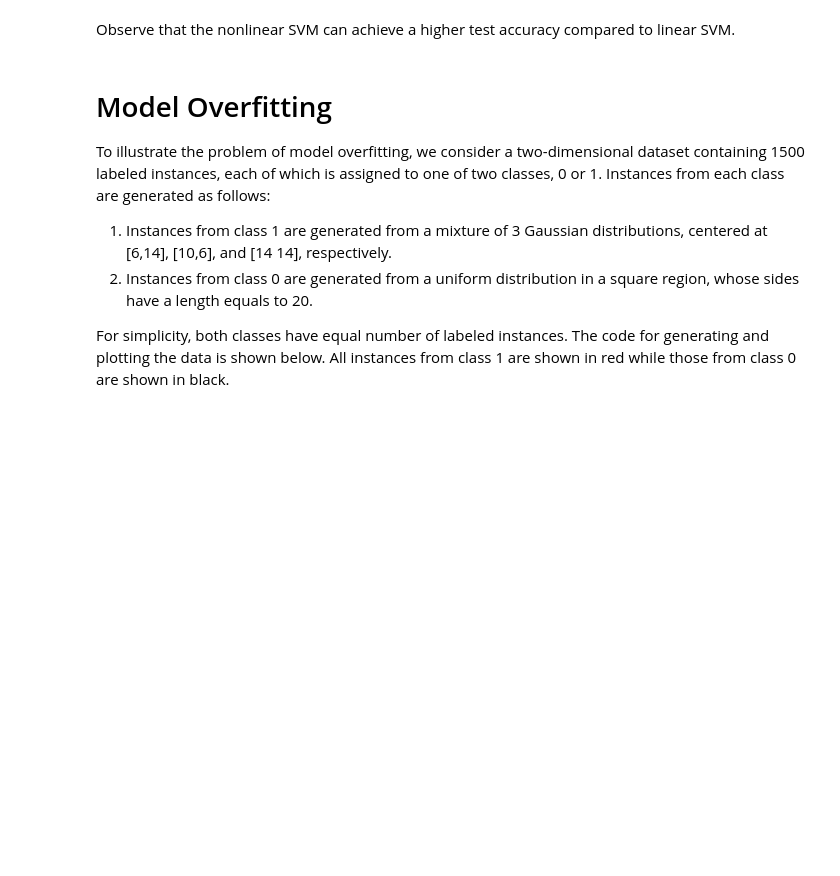
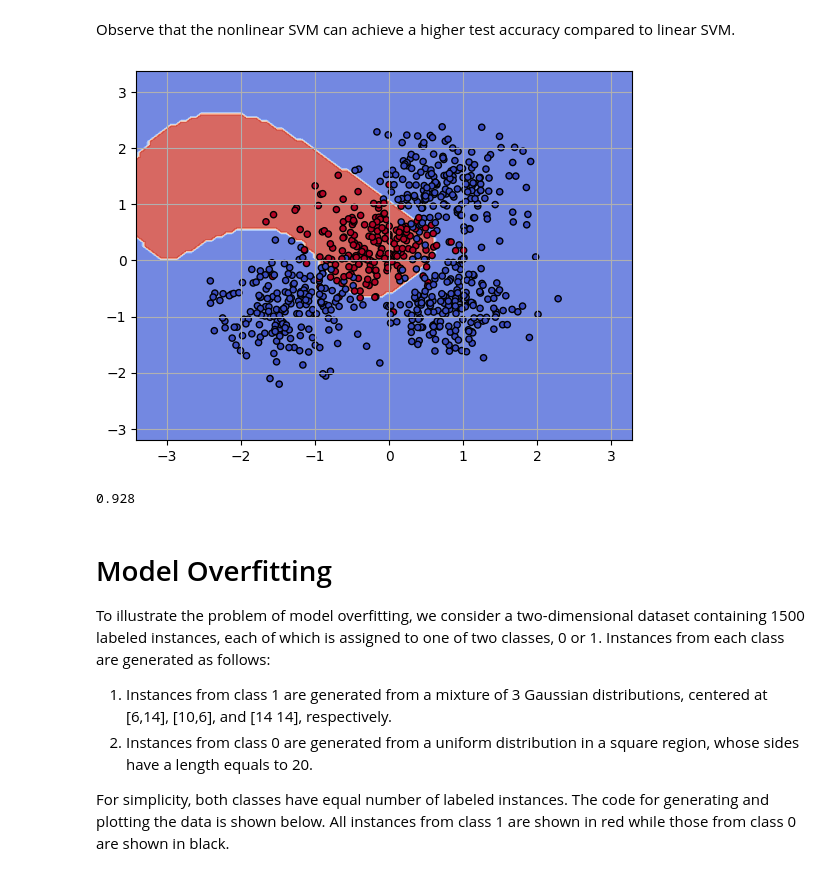
Before and after one commit to beppe2hd/AdsumMachineLearning, a Jupyter notebook: Code/01_Classification.ipynb, the cells around one changed output. Drawn from its saved outputs; the diff is of its cells as text; code cells hidden in the pictures; blank space fills up the shorter version.

```diff
--- a/Code/01_Classification.ipynb
+++ b/Code/01_Classification.ipynb
@@ -321,31 +351,41 @@ Observe that the nonlinear SVM can achieve a higher test accuracy compared to li
 # %%
 import matplotlib.pyplot as plt
 
 from sklearn.svm import SVC
 from sklearn.inspection import DecisionBoundaryDisplay
 
 # we create an instance of SVM and fit out data. We do not scale our
 # data since we want to plot the support vectors
-C = 1.0  # SVM regularization parameter
-#model = SVC(kernel="linear", C=C)
-model = SVC(kernel="rbf", gamma=0.7, C=C)
-model.fit(X, labels_true)
+C = 40  # SVM regularization parameter
+model_svc = SVC(kernel="rbf", C=C)
+#model = SVC(kernel="rbf", gamma=0.7, C=C)
+model_svc.fit(X, labels_true)
 
 # title for the plots
 titles = "SVC with linear kernel",
 
 fig, ax = plt.subplots()
 disp = DecisionBoundaryDisplay.from_estimator(
-        model,
+        model_svc,
         X,
         response_method="predict",
         cmap=plt.cm.coolwarm,
         alpha=0.8,
         ax=ax,
     )
 X0, X1 = X[:, 0], X[:, 1]
 ax.scatter(X0, X1, c=labels_true, cmap=plt.cm.coolwarm, s=20, edgecolors="k")
 plt.grid()
+# %% [output]
+[figure, added]
+# %%
+from sklearn.metrics import accuracy_score
+
+y_pred =  model_svc.predict(X)
+
+accuracy_score(y_pred, labels_true)
+# %% [output]
+0.928
 # %%
 C = [0.01, 0.1, 0.2, 0.5, 0.8, 1, 5, 10, 20, 50]
 from sklearn.model_selection import train_test_split
```
Also changed, not shown: parts of 26 cells of this notebook, 3 other files.
